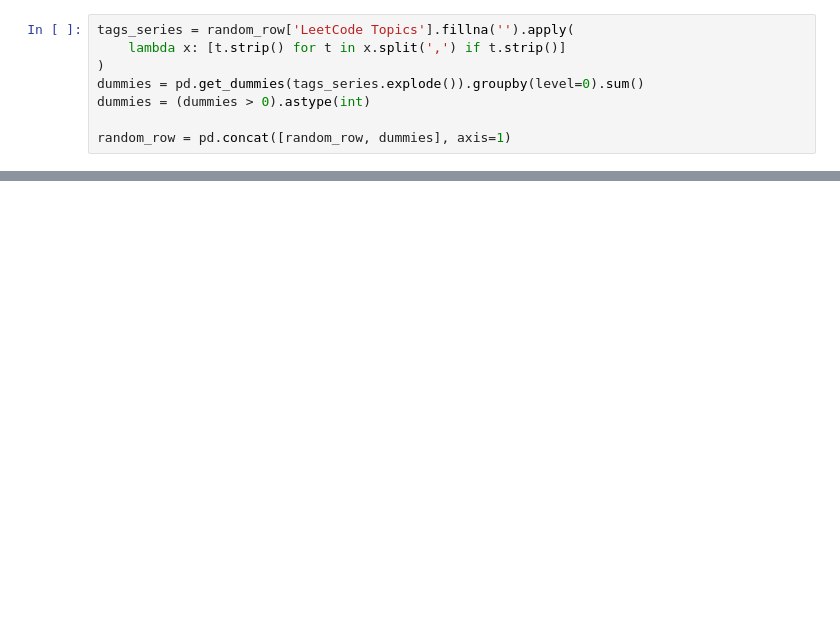
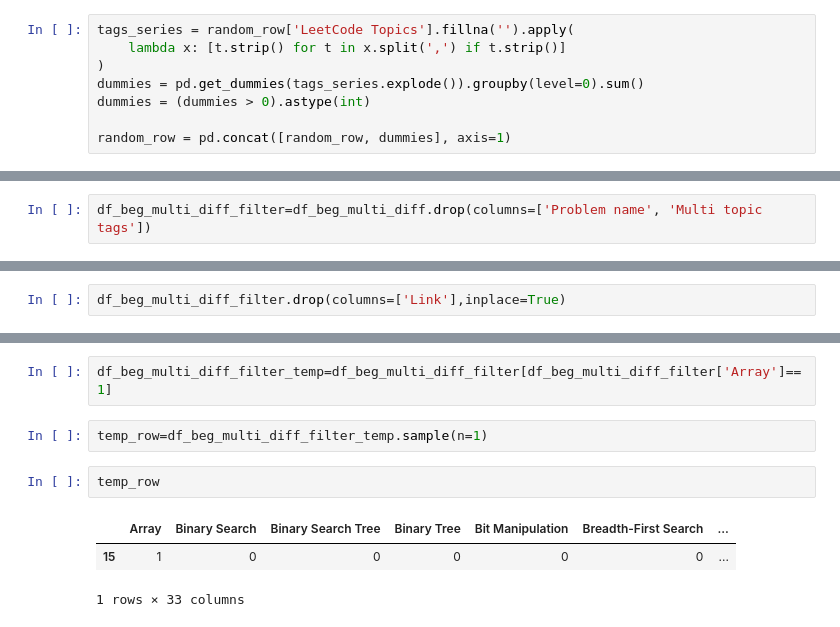
Before and after one commit to DebashishTiwary/MLBasics, a Jupyter notebook: tcanalise/app.ipynb, the cells around one changed output, grey strips where cells are left out. Cells and saved outputs as stored; diff of their text form; blank space fills up the shorter version.

```diff
--- a/tcanalise/app.ipynb
+++ b/tcanalise/app.ipynb
@@ -179,0 +241,2 @@ random_row
+# %%
+df_beg_multi_diff_filter=df_beg_multi_diff.drop(columns=['Problem name', 'Multi topic tags'])
@@ -179,0 +257,2 @@ random_row
+# %%
+df_beg_multi_diff_filter.drop(columns=['Link'],inplace=True)
@@ -179,0 +271,10 @@ random_row
+# %%
+df_beg_multi_diff_filter_temp=df_beg_multi_diff_filter[df_beg_multi_diff_filter['Array']==1]
+# %%
+temp_row=df_beg_multi_diff_filter_temp.sample(n=1)
+# %%
+temp_row
+# %% [output]
+|  | Array | Binary Search | Binary Search Tree | Binary Tree | Bit Manipulation | Breadth-First Search | ... |
+| 15 | 1 | 0 | 0 | 0 | 0 | 0 | ... |
+1 rows × 33 columns
```
Also changed, not shown: parts of 15 cells of this notebook, 2 other files.
